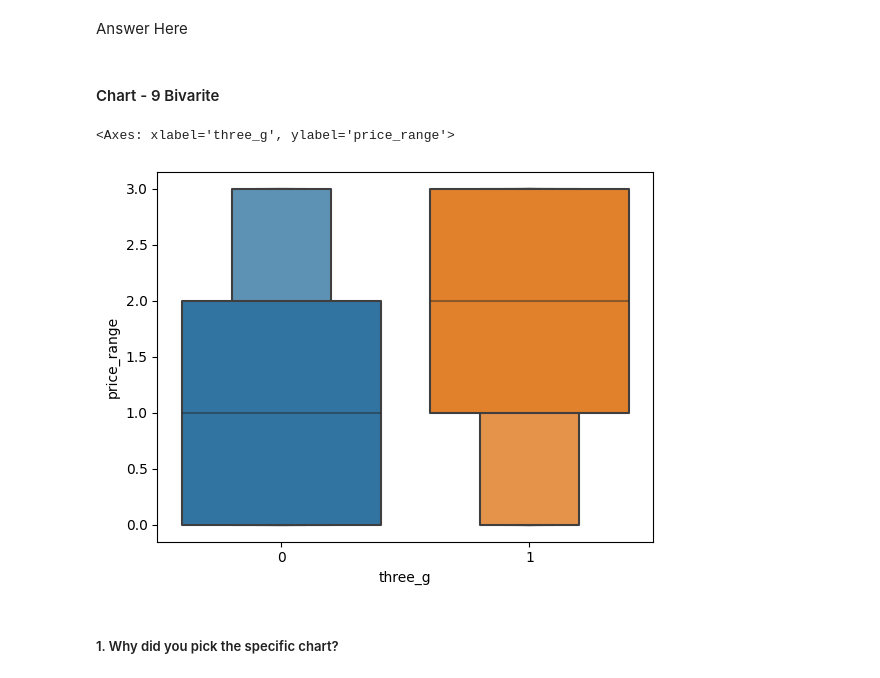
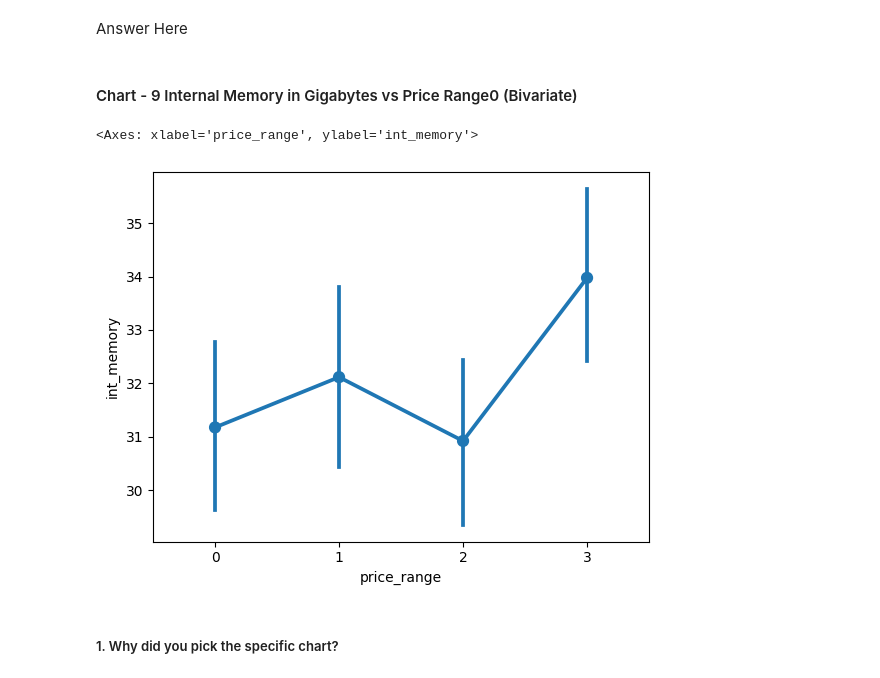
Before and after one commit to rafidddeshmukh/Classification-Mobile_Price_Range_Prediction, a Jupyter notebook: Classification_Mobile_Price_Range_Prediction.ipynb, the cells around one changed output. Cells and saved outputs as stored; diff of their text form; code cells hidden in the pictures.

```diff
--- a/Classification_Mobile_Price_Range_Prediction.ipynb
+++ b/Classification_Mobile_Price_Range_Prediction.ipynb
@@ -470,15 +597,15 @@ Answer Here
 Are there any insights that lead to negative growth? Justify with specific reason.
 # %% [markdown]
 Answer Here
-# %% [markdown]
-#### Chart - 9 Bivarite
+# %% [markdown]
+#### Chart - 9 Internal Memory in Gigabytes vs Price Range0 (Bivariate)
 # %%
 # Chart - 9 visualization code
-# plot boxen plot of 3G support vs price range
-sns.boxenplot(data=mobile_df, x='three_g', y='price_range')
+# plot point plot of Internal Memory in Gigabytes vs Price Range
+sns.pointplot(y="int_memory", x="price_range", data=mobile_df)
 # %% [output]
-<Axes: xlabel='three_g', ylabel='price_range'>
+<Axes: xlabel='price_range', ylabel='int_memory'>
-[figure, old version]
+[figure, new version]
 # %% [markdown]
 ##### 1. Why did you pick the specific chart?
 # %% [markdown]
```
Also changed, not shown: parts of 29 cells of this notebook.
